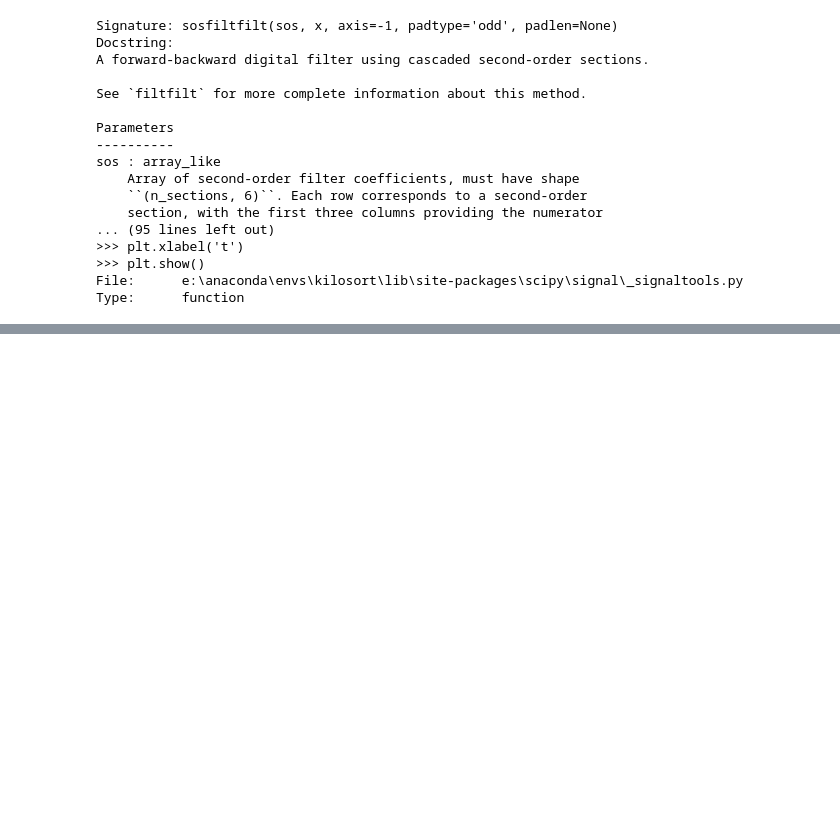
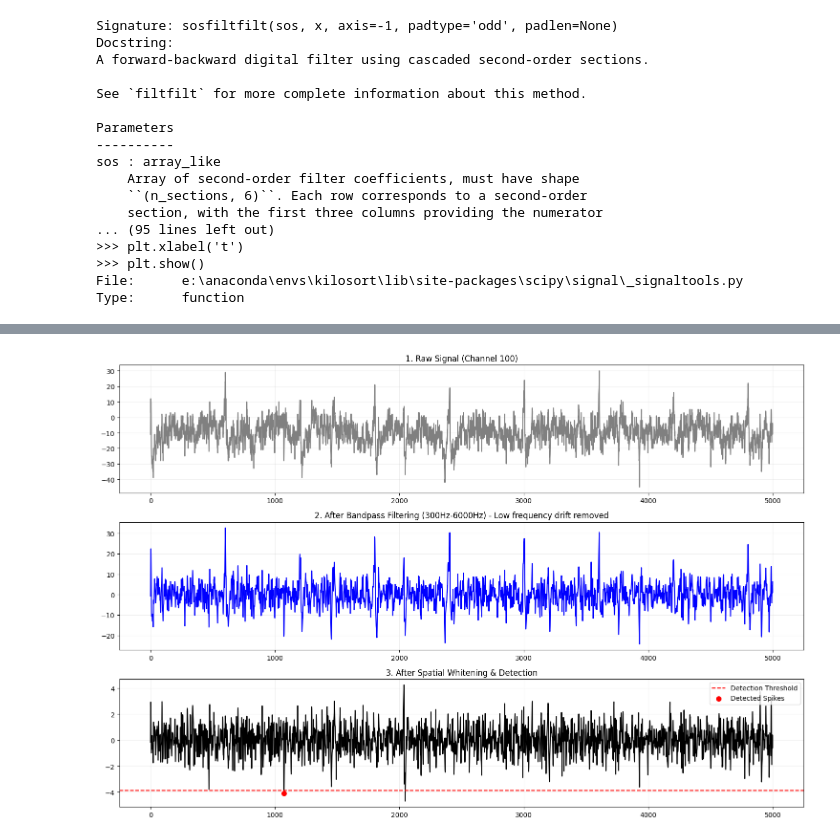
Before and after one commit to baipin/SpikeSort, a Jupyter notebook: Second.ipynb, the cells around one changed output, grey strips where cells are left out. Saved outputs shown, nothing was run; the diff lists cells and outputs as text; code cells hidden in the pictures; blank space fills up the shorter version.

```diff
--- a/Second.ipynb
+++ b/Second.ipynb
@@ -327,0 +382,10 @@ def Bandpass_filter(data, lowcut=300, highcut=6000, fs=30000, order=3):
+# %%
+# Pre-process workflow for a certain neuron.
+filtered_data = Bandpass_filter(data)
+
+whitened_data = spatial_whitening(filtered_data)
+
+channel_to_test = 100
+spike_locs, thresh_val = detect_spikes(whitened_data, channel_no=channel_to_test)
+
+print(f"For channel no. {channel_to_test} , got  {len(spike_locs)} Spike after pre-process.")
@@ -327,0 +409,36 @@ def Bandpass_filter(data, lowcut=300, highcut=6000, fs=30000, order=3):
+# %%
+# get first 5000 as an example.
+view_win = slice(0, 5000)
+
+plt.figure(figsize=(15, 10))
+
+# original
+plt.subplot(3, 1, 1)
+plt.plot(data[view_win, channel_to_test], color='gray')
+plt.title(f"1. Raw Signal (Channel {channel_to_test})")
+plt.grid(True, alpha=0.2)
+
+# after filter
+plt.subplot(3, 1, 2)
+plt.plot(filtered_data[view_win, channel_to_test], color='blue')
+plt.title("2. After Bandpass Filtering (300Hz-6000Hz) - Low frequency drift removed")
+plt.grid(True, alpha=0.2)
+
+# after whitening and spike detection
+plt.subplot(3, 1, 3)
+plt.plot(whitened_data[view_win, channel_to_test], color='black')
+# threhold
+plt.axhline(y=thresh_val, color='red', linestyle='--', label=f'Detection Threshold')
+# detected Spike
+visible_spikes = spike_locs[spike_locs < 2000]
+if len(visible_spikes) > 0:
+    plt.scatter(visible_spikes, whitened_data[visible_spikes, channel_to_test], color='red', s=50, zorder=5, label='Detected Spikes')
+
+plt.title("3. After Spatial Whitening & Detection")
+plt.legend(loc="upper right")
+plt.grid(True, alpha=0.2)
+
+plt.tight_layout()
+plt.show()
+# %% [output]
+[figure, added]
```
Also changed, not shown: parts of 6 cells of this notebook.
